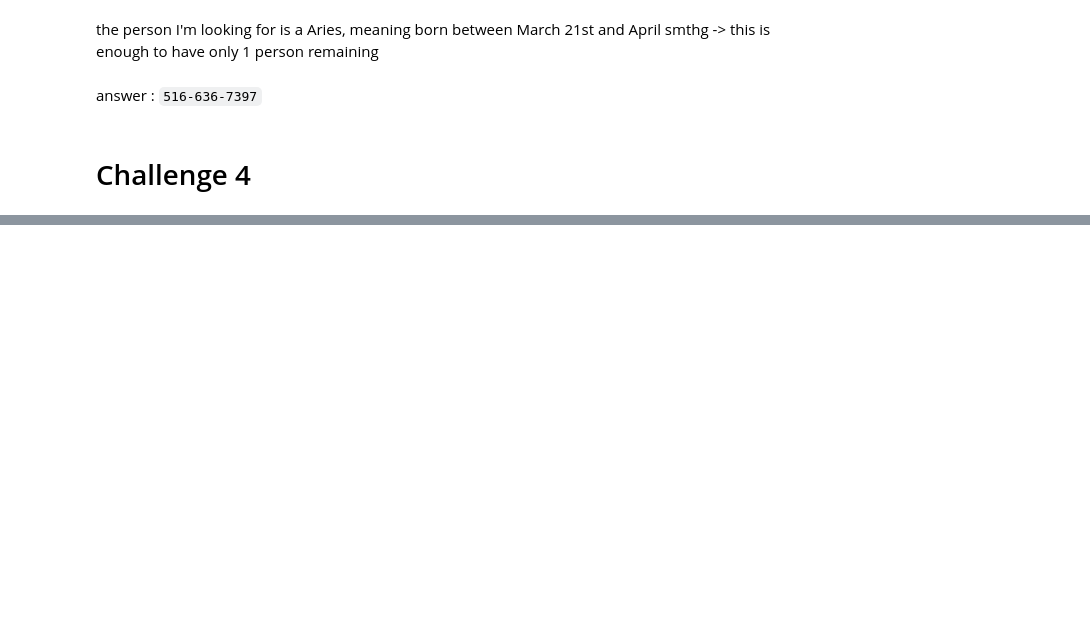
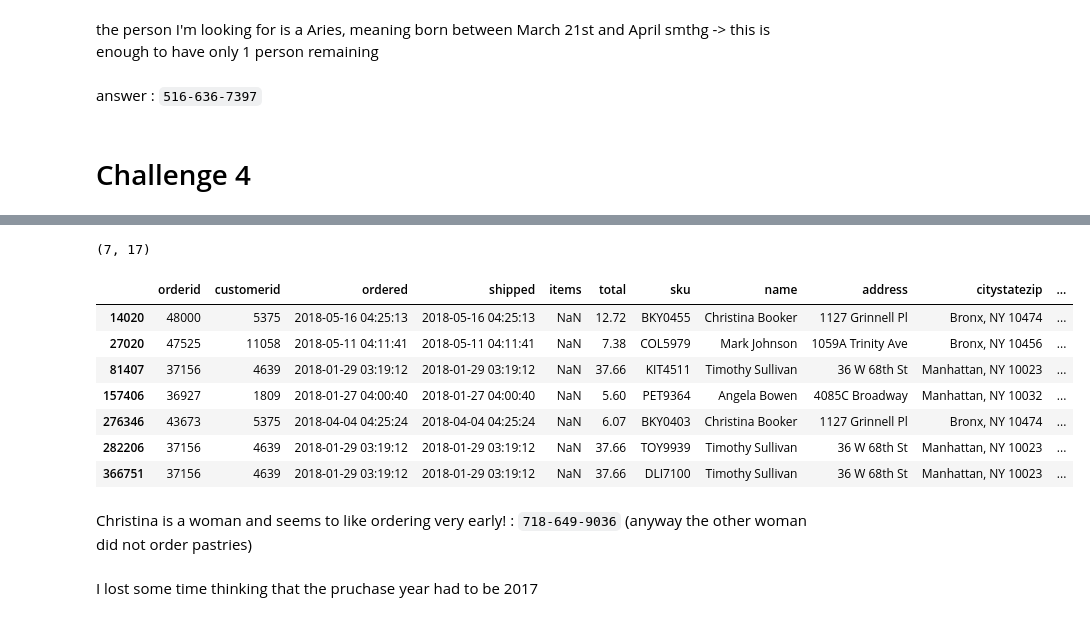
Before and after one commit to Clement-Lelievre/hannukah_of_code, a Jupyter notebook: hanukkah_of_data.ipynb, the cells around one changed output, grey strips where cells are left out. Drawn from its saved outputs; the diff is of its cells as text; code cells hidden in the pictures; blank space fills up the shorter version.

```diff
--- a/hanukkah_of_data.ipynb
+++ b/hanukkah_of_data.ipynb
@@ -473,0 +476,5 @@ answer : `516-636-7397`
+# %%
+order_items = pd.read_csv('data/noahs-orders_items.csv')
+orders = pd.read_csv('data/noahs-orders.csv')
+customers = pd.read_csv('data/noahs-customers.csv')
+products = pd.read_csv('data/noahs-products.csv')
@@ -473,0 +496,5 @@ answer : `516-636-7397`
+# %%
+df = orders.merge(order_items[['orderid', 'sku']], on ='orderid')
+df = df.merge(customers, on = 'customerid')
+df = df.merge(products,on = 'sku')
+df.head()
@@ -473,0 +508,24 @@ answer : `516-636-7397`
+# %%
+df.ordered =pd.to_datetime(df.ordered)
+df['order_year'] = df.ordered.apply(lambda x: x.year)
+df['order_hour']=df.ordered.apply(lambda x: x.hour)
+df['order_month']=df.ordered.apply(lambda x: x.month)
+df = df[(df.order_year == 2018) & (df.order_hour.between(3,4)) & (df.order_month.between(1,6)) & (df.total < 50) & (df.ordered==df.shipped)]
+df.shape
+# %% [output]
+(7, 17)
+# %%
+df
+# %% [output]
+|  | orderid | customerid | ordered | shipped | items | total | sku | name | address | citystatezip | ... |
+| 14020 | 48000 | 5375 | 2018-05-16 04:25:13 | 2018-05-16 04:25:13 | NaN | 12.72 | BKY0455 | Christina Booker | 1127 Grinnell Pl | Bronx, NY 10474 | ... |
+| 27020 | 47525 | 11058 | 2018-05-11 04:11:41 | 2018-05-11 04:11:41 | NaN | 7.38 | COL5979 | Mark Johnson | 1059A Trinity Ave | Bronx, NY 10456 | ... |
+| 81407 | 37156 | 4639 | 2018-01-29 03:19:12 | 2018-01-29 03:19:12 | NaN | 37.66 | KIT4511 | Timothy Sullivan | 36 W 68th St | Manhattan, NY 10023 | ... |
+| 157406 | 36927 | 1809 | 2018-01-27 04:00:40 | 2018-01-27 04:00:40 | NaN | 5.60 | PET9364 | Angela Bowen | 4085C Broadway | Manhattan, NY 10032 | ... |
+| 276346 | 43673 | 5375 | 2018-04-04 04:25:24 | 2018-04-04 04:25:24 | NaN | 6.07 | BKY0403 | Christina Booker | 1127 Grinnell Pl | Bronx, NY 10474 | ... |
+| 282206 | 37156 | 4639 | 2018-01-29 03:19:12 | 2018-01-29 03:19:12 | NaN | 37.66 | TOY9939 | Timothy Sullivan | 36 W 68th St | Manhattan, NY 10023 | ... |
+| 366751 | 37156 | 4639 | 2018-01-29 03:19:12 | 2018-01-29 03:19:12 | NaN | 37.66 | DLI7100 | Timothy Sullivan | 36 W 68th St | Manhattan, NY 10023 | ... |
+# %% [markdown]
+Christina is a woman and seems to like ordering very early! : `718-649-9036` (anyway the other woman did not order pastries)
+# %% [markdown]
+I lost some time thinking that the pruchase year had to be 2017
```
Also changed, not shown: parts of 5 cells of this notebook.
